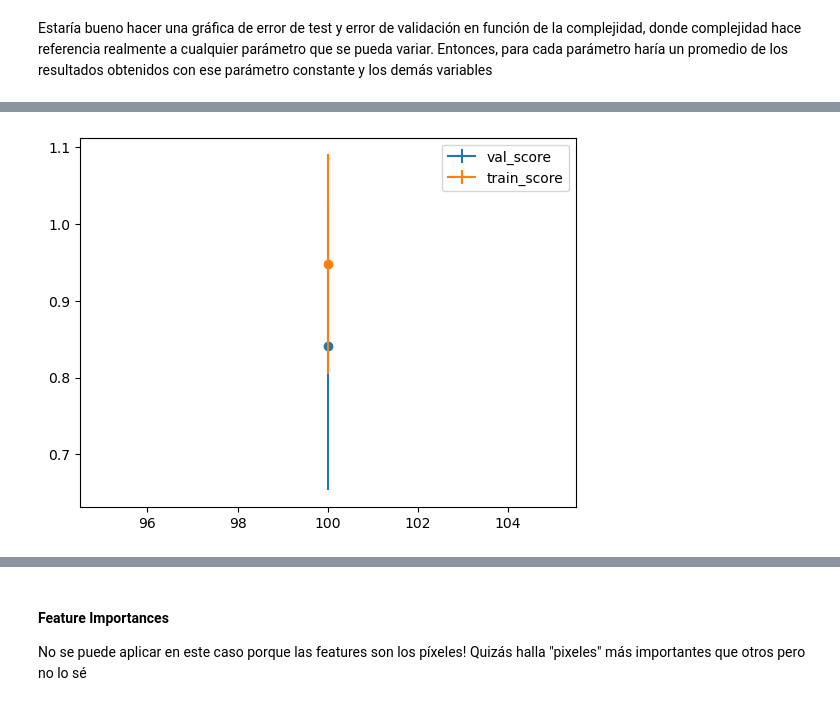
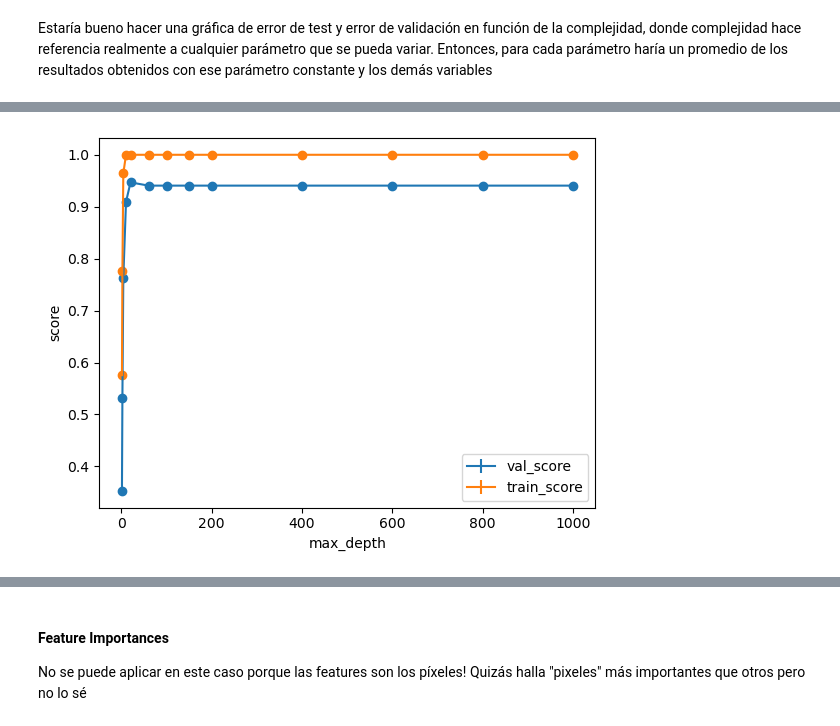
Before and after one commit to Lupama2/MLFundamentals_ejercicios, a Jupyter notebook: Reports/Report 2/Chehade_report2.ipynb, the cells around one changed output, grey strips where cells are left out. Saved outputs shown, nothing was run; the diff lists cells and outputs as text; code cells hidden in the pictures.

Commit message:
Mantenimiento de código y agrego data-augmentation
Ordeno el código de random forest

```diff
--- a/Reports/Report 2/Chehade_report2.ipynb
+++ b/Reports/Report 2/Chehade_report2.ipynb
@@ -85,0 +116,11 @@ reduced set (i.e., using the distances to the centroids).
+# %%
+def data_augmentation(original):
+    new = tf.convert_to_tensor(original.reshape((*original.shape, 1))) #primero es necesario que la imagen tenga size (64,64,1) para que tensorflow pueda procesarla
+    new = tf.image.grayscale_to_rgb(new) #convertimos a RGB para poder utilizar las técnicas de data augmentation
+
+    original_flipped = tf.image.rgb_to_grayscale(tf.image.flip_left_right(new)) #flip left right y vuelvo a escala de grises
+    original_bright = tf.image.random_brightness(new, max_delta=0.5)
+    return tf.make_ndarray(tf.make_tensor_proto(original_flipped)), tf.make_ndarray(tf.make_tensor_proto(original_bright)) #Para devolverlos como numpy ndarrays (como estaban originalmente)
+
+# a, b = data_augmentation(datos['images'][0])
+# len(a.flatten())/64
@@ -325,49 +2022,55 @@ Estaría bueno hacer una gráfica de error de test y error de validación en fun
 # %%
+#Grafico:
+
 #Calculo la cantidad de configuraciones consideradas
 n_configs = 0
 for val_score, train_score, params in zip(cvres["mean_test_score"], cvres["mean_train_score"], cvres["params"]):
     n_configs = n_configs + 1
 
-#key = 'max_depth'
-for key in param_grid[0].keys():
-    x_axis = param_grid[0][key]
-    n_elems = int(n_configs/len(x_axis)) #nro de configuraciones que tienen el mismo valor de key. Es un entero
-    val_axis = np.zeros([len(x_axis),n_elems])
-    val_mean_axis = np.zeros(len(x_axis))
-    val_std_axis = np.zeros(len(x_axis))
-    train_axis = np.zeros([len(x_axis),n_elems])
-    train_mean_axis = np.zeros(len(x_axis))
-    train_std_axis = np.zeros(len(x_axis))
-
-    #Recorro todas las configuraciones de parámetros
-    for val_score, train_score, params in zip(cvres["mean_test_score"], cvres["mean_train_score"], cvres["params"]):
-        #Recorro sobre las posibles configuraciones de key
-        for i in range(len(x_axis)):
-            #Si algún parámetro coincide con determinada configuración de key, lo tengo que considerar
-            if(params[key] == x_axis[i]):
-                #Recorro todos los valores ya guardados para cada configuración. Si alguno no es cero, escribo sobre ese punto y salgo del for.
-                for j in range(n_elems):
-                    if val_axis[i,j] == 0:
-                        val_axis[i,j] = val_score
-                        break
-                for j in range(n_elems):
-                    if train_axis[i,j] == 0:
-                        train_axis[i,j] = train_score
-                        break
-
-    #Calculo el promedio y la desviación estándar
-
-    for i in range(len(x_axis)):
-        val_mean_axis[i] = np.mean(val_axis[i,:])
-        val_std_axis[i] = np.std(val_axis[i,:])
-        train_mean_axis[i] = np.mean(train_axis[i,:])
-        train_std_axis[i] = np.std(train_axis[i,:])
+key = 'max_depth'
+x_axis = param_grid[0][key]
+n_elems = int(n_configs/len(x_axis)) #nro de configuraciones que tienen el mismo valor de key. Es un entero
+val_axis = np.zeros([len(x_axis),n_elems])
+val_mean_axis = np.zeros(len(x_axis))
+val_std_axis = np.zeros(len(x_axis))
+train_axis = np.zeros([len(x_axis),n_elems])
+train_mean_axis = np.zeros(len(x_axis))
+train_std_axis = np.zeros(len(x_axis))
 
 
-    plt.errorbar(x_axis, val_mean_axis, val_std_axis, label = 'val_score')
-    plt.scatter(x_axis, val_mean_axis)
-    plt.errorbar(x_axis, train_mean_axis, train_std_axis, label = 'train_score')
-    plt.scatter(x_axis, train_mean_axis)
-    plt.legend()
-    plt.show()
+#Recorro todas las configuraciones de parámetros
+for val_score, train_score, params in zip(cvres["mean_test_score"], cvres["mean_train_score"], cvres["params"]):
+    #Recorro sobre las posibles configuraciones de key
+    for i in range(len(x_axis)):
+        #Si algún parámetro coincide con determinada configuración de key, lo tengo que considerar
+        if(params[key] == x_axis[i]):
+            #Recorro todos los valores ya guardados para cada configuración. Si alguno no es cero, escribo sobre ese punto y salgo del for.
+            for j in range(n_elems):
+                if (val_axis[i,j] == 0):
+                    val_axis[i,j] = val_score
+                    print(val_score)
+                    break
+            for j in range(n_elems):
+                if train_axis[i,j] == 0:
+                    train_axis[i,j] = train_score
+                    print(train_score)
+                    break
+
+#Calculo el promedio y la desviación estándar
+
+for i in range(len(x_axis)):
+    val_mean_axis[i] = np.mean(val_axis[i,:])
+    val_std_axis[i] = np.std(val_axis[i,:])
+    train_mean_axis[i] = np.mean(train_axis[i,:])
+    train_std_axis[i] = np.std(train_axis[i,:])
+
+
+plt.errorbar(x_axis, val_mean_axis, val_std_axis, label = 'val_score')
+plt.scatter(x_axis, val_mean_axis)
+plt.errorbar(x_axis, train_mean_axis, train_std_axis, label = 'train_score')
+plt.scatter(x_axis, train_mean_axis)
+plt.legend()
+plt.xlabel(key)
+plt.ylabel('score')
+plt.show()
 # %% [output]
@@ -374 +2094 @@ for key in param_grid[0].keys():
-[figure, old version]
+[figure, new version]
```
Also changed, not shown: parts of 62 cells of this notebook, 1 other file.
